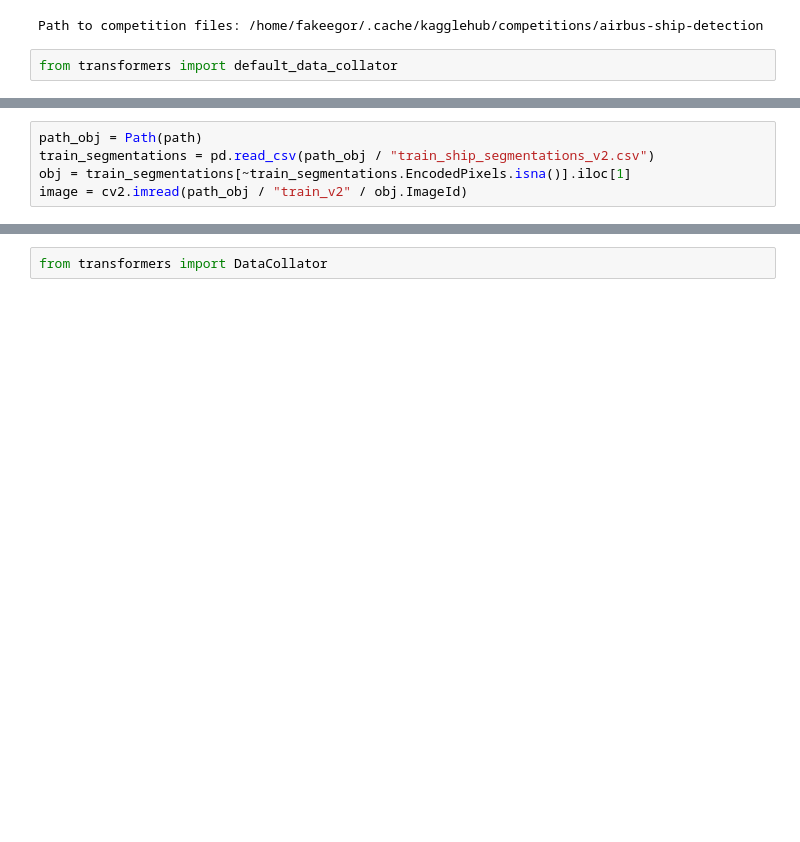
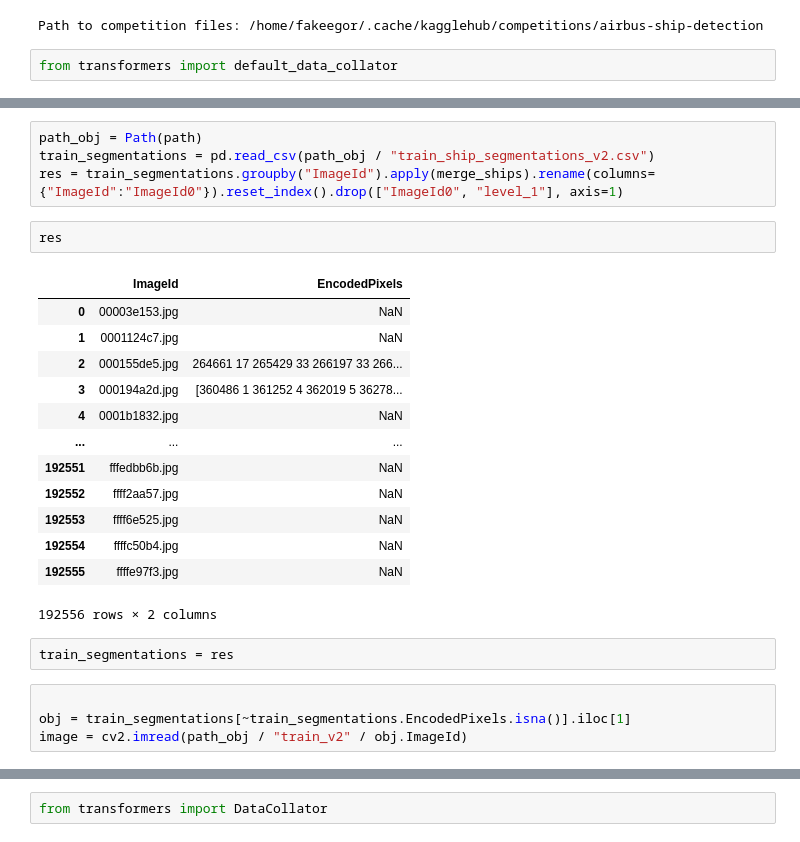
Before and after one commit to Romanomelchenko2001/TensorFlood, a Jupyter notebook: BackBoneDatasetTesting.ipynb, the cells around one changed output, grey strips where cells are left out. Cells and saved outputs as stored; diff of their text form; blank space fills up the shorter version.

```diff
--- a/BackBoneDatasetTesting.ipynb
+++ b/BackBoneDatasetTesting.ipynb
@@ -38,6 +48,27 @@ from transformers import default_data_collator
+# %%
+path_obj = Path(path)
+train_segmentations = pd.read_csv(path_obj / "train_ship_segmentations_v2.csv")
+res = train_segmentations.groupby("ImageId").apply(merge_ships).rename(columns={"ImageId":"ImageId0"}).reset_index().drop(["ImageId0", "level_1"], axis=1)
+# %%
+res
+# %% [output]
+|  | ImageId | EncodedPixels |
+| 0 | 00003e153.jpg | NaN |
+| 1 | 0001124c7.jpg | NaN |
+| 2 | 000155de5.jpg | 264661 17 265429 33 266197 33 266... |
+| 3 | 000194a2d.jpg | [360486 1 361252 4 362019 5 36278... |
+| 4 | 0001b1832.jpg | NaN |
+| ... | ... | ... |
+| 192551 | fffedbb6b.jpg | NaN |
+| 192552 | ffff2aa57.jpg | NaN |
+| 192553 | ffff6e525.jpg | NaN |
+| 192554 | ffffc50b4.jpg | NaN |
+| 192555 | ffffe97f3.jpg | NaN |
+192556 rows × 2 columns
+# %%
+train_segmentations = res
 # %%
-path_obj = Path(path)
-train_segmentations = pd.read_csv(path_obj / "train_ship_segmentations_v2.csv")
+
 obj = train_segmentations[~train_segmentations.EncodedPixels.isna()].iloc[1]
 image = cv2.imread(path_obj / "train_v2" / obj.ImageId)
 # %%
```
Also changed, not shown: parts of 16 cells of this notebook.
